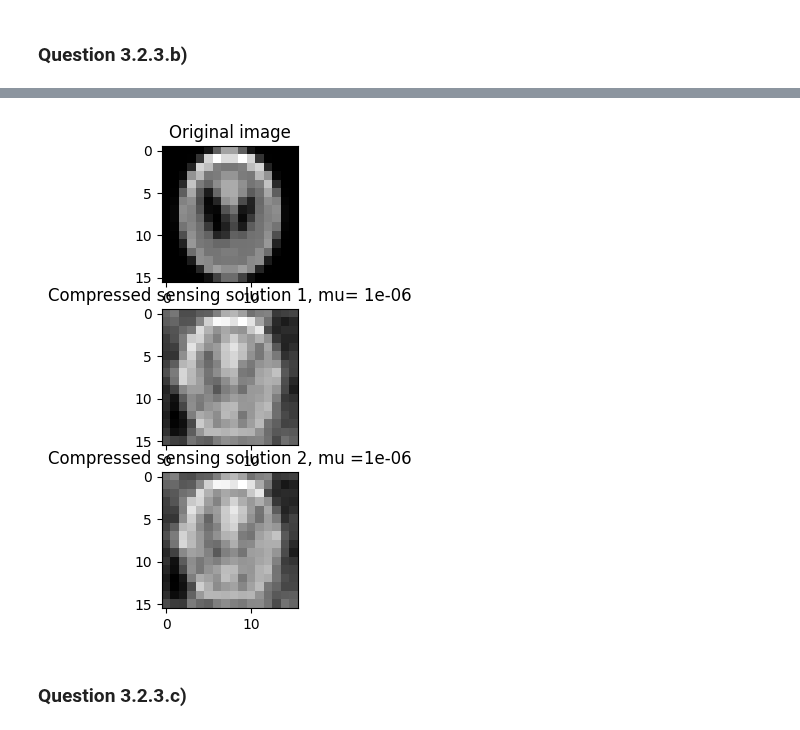
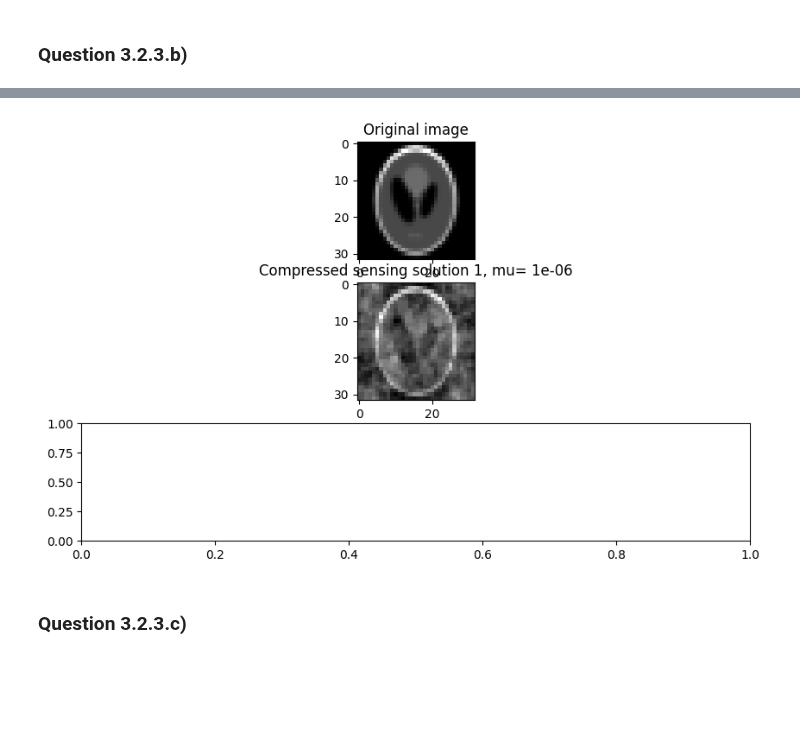
Before and after one commit to VDeumier/Projet_UE11, a Jupyter notebook: projet-opti-ts/X-Ray Tomography.ipynb, the cells around one changed output, grey strips where cells are left out. Saved outputs shown, nothing was run; the diff lists cells and outputs as text; code cells hidden in the pictures; blank space fills up the shorter version.

```diff
--- a/projet-opti-ts/X-Ray Tomography.ipynb
+++ b/projet-opti-ts/X-Ray Tomography.ipynb
@@ -244,10 +244,10 @@ $$ f^* = A^T (AA^T)^{-1} b $$
 # %%
 from numpy.linalg import lstsq
 from utils import Sensor
-N=16
+N=32
 image_16 = shepp_logan_phantom()
 image_16 = resize(image_16, (N, N), anti_aliasing=True)
-sensor = Sensor(N,127)
+sensor = Sensor(N, N*N//2-1)
 F, M = sensor.get_measurement_matrix()
 TF = np.dot(F, image_16.ravel())
 m0 = np.zeros(N**2, dtype=np.complex128)
@@ -257,8 +257,7 @@ m = np.dot(M, image_16.ravel())
 ### Question 3.2.1.b)
 # %%
 x = lstsq(M, m, rcond=None)[0]
-print(x)
-x = x.reshape(16, 16).real
+x = x.reshape(N, N).real
 plt.imshow(x, cmap='gray')
 
 """
@@ -494,15 +476,15 @@ def condition_2(x):
 cons = [{'type':'eq', 'fun': condition_1},
         {'type':'ineq', 'fun': condition_2}]
 
-x0 = np.zeros(4*N*(N-1) + N*N)
-time_start = time.time()
-res = minimize(fun_compressed_sensing_2, x0, args=(mu), constraints=cons)
-f_sol_2 = res.x[0:N*N].reshape(N, N)
-time_end = time.time()
-print(f"Time elapsed: {time_end - time_start}")
+# x0 = np.zeros(4*N*(N-1) + N*N)
+# time_start = time.time()
+# res = minimize(fun_compressed_sensing_2, x0, args=(mu), constraints=cons)
+# f_sol_2 = res.x[0:N*N].reshape(N, N)
+# time_end = time.time()
+# print(f"Time elapsed: {time_end - time_start}")
 
-ax3.imshow(f_sol_2, cmap='gray')
-ax3.set_title(f'Compressed sensing solution 2, mu ={mu}')
+# ax3.imshow(f_sol_2, cmap='gray')
+# ax3.set_title(f'Compressed sensing solution 2, mu ={mu}')
 
 plt.show()
 # %% [output]
@@ -511,4 +492,4 @@ Time elapsed: 167.61009979248047
-[figure, old version]
+[figure, new version]
 # %% [markdown]
 ### Question 3.2.3.c)
 # %% [markdown]
```
Also changed, not shown: parts of 6 cells of this notebook.
